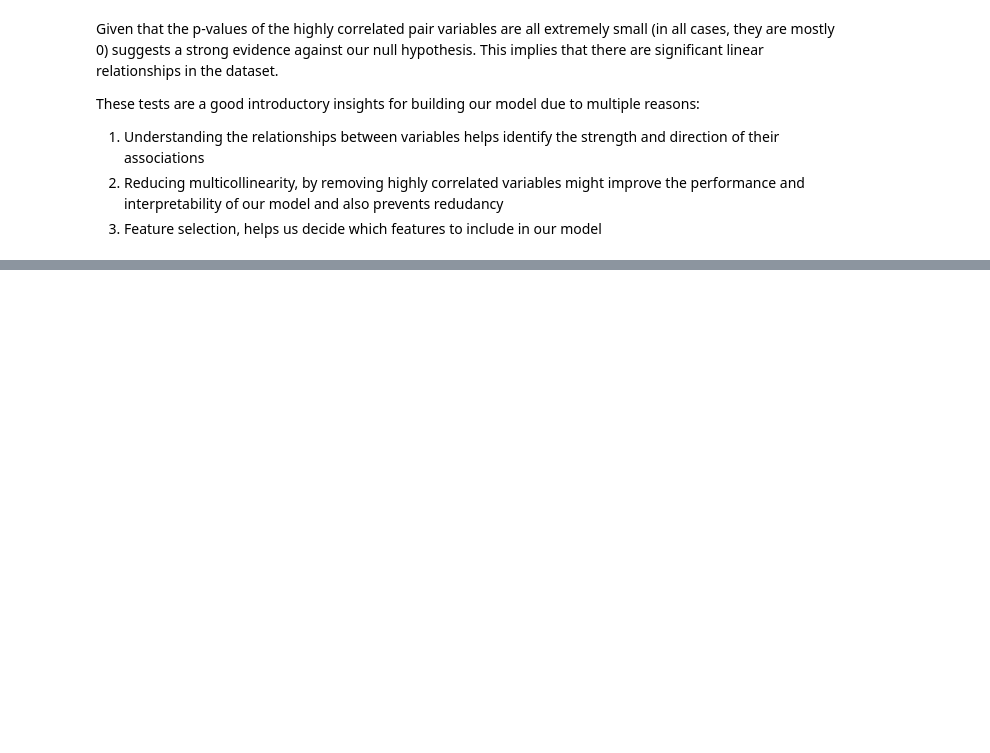
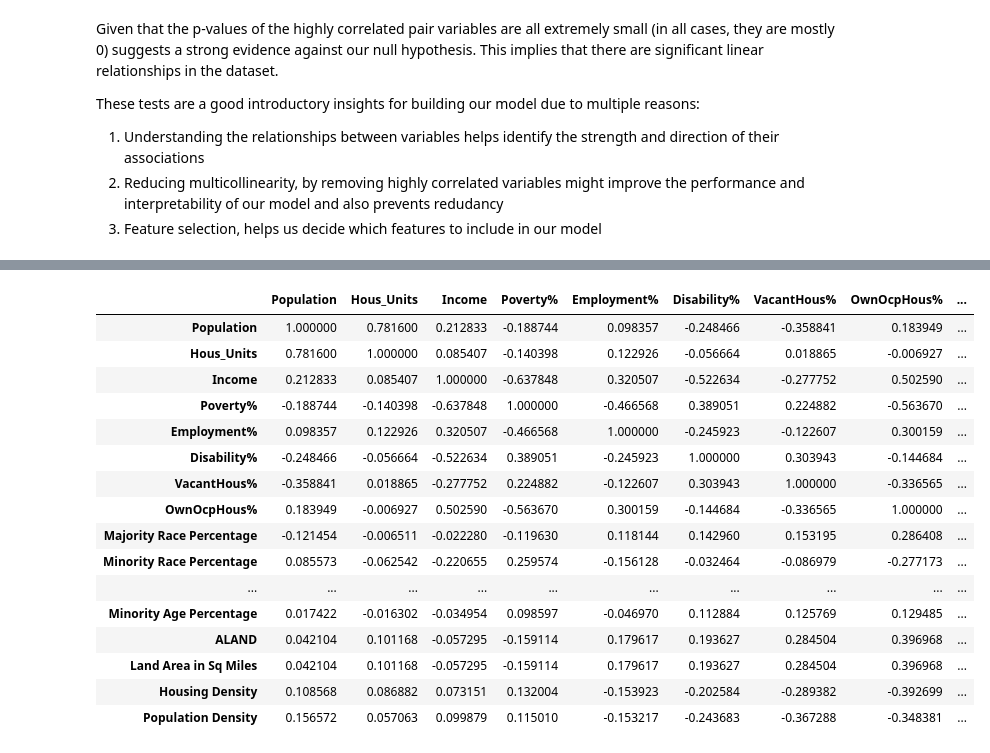
Before and after one commit to JocelArcelona/Bank-Deserts-Phenomenon, a Jupyter notebook: exploratory_data_analysis/EDA_UsCensus.ipynb, the cells around one changed output, grey strips where cells are left out. Saved outputs shown, nothing was run; the diff lists cells and outputs as text; code cells hidden in the pictures; blank space fills up the shorter version.

```diff
--- a/exploratory_data_analysis/EDA.ipynb
+++ b/exploratory_data_analysis/EDA_UsCensus.ipynb
@@ -316,0 +536,9 @@ These tests are a good introductory insights for building our model due to multi
+# %%
+# index 1114 contains an extreme outlier, in order to properly run the correlation matrix we need to get rid of this one
+
+acs5_shapefile_df.drop(1114, inplace = True)
+# %%
+# feature engineer Housing and Population Density
+
+acs5_shapefile_df['Housing Density'] = acs5_shapefile_df.apply(lambda row: row['Hous_Units'] / row['Land Area in Sq Miles'], axis = 1)
+acs5_shapefile_df['Population Density'] = acs5_shapefile_df.apply(lambda row: row['Population'] / row['Land Area in Sq Miles'], axis = 1)
@@ -316,0 +602,5 @@ These tests are a good introductory insights for building our model due to multi
+# %%
+# lets look at the skew of our numerical features before calcualting the correlation coefficients
+numerical_cols = acs5_shapefile_df.select_dtypes(include=['number'])
+skewed_acs5 = numerical_cols.skew()
+skewed_acs5
@@ -316,0 +627,10 @@ These tests are a good introductory insights for building our model due to multi
+# %%
+# log transform the aland, land area in sq miles, housing and population density
+
+highly_skew = skewed_acs5[abs(skewed_acs5) > 3].index
+
+# apply log transformation to the highly skewed columns in the numerical_cols DataFrame
+numeric_cols_transformed = numerical_cols.copy()
+numeric_cols_transformed[highly_skew] = numeric_cols_transformed[highly_skew].apply(np.log)
+
+print(numeric_cols_transformed.head())
@@ -316,0 +678,21 @@ These tests are a good introductory insights for building our model due to multi
+# %%
+corr_acs5 = numeric_cols_transformed.corr()
+corr_acs5
+# %% [output]
+|  | Population | Hous_Units | Income | Poverty% | Employment% | Disability% | VacantHous% | OwnOcpHous% | ... |
+| Population | 1.000000 | 0.781600 | 0.212833 | -0.188744 | 0.098357 | -0.248466 | -0.358841 | 0.183949 | ... |
+| Hous_Units | 0.781600 | 1.000000 | 0.085407 | -0.140398 | 0.122926 | -0.056664 | 0.018865 | -0.006927 | ... |
+| Income | 0.212833 | 0.085407 | 1.000000 | -0.637848 | 0.320507 | -0.522634 | -0.277752 | 0.502590 | ... |
+| Poverty% | -0.188744 | -0.140398 | -0.637848 | 1.000000 | -0.466568 | 0.389051 | 0.224882 | -0.563670 | ... |
+| Employment% | 0.098357 | 0.122926 | 0.320507 | -0.466568 | 1.000000 | -0.245923 | -0.122607 | 0.300159 | ... |
+| Disability% | -0.248466 | -0.056664 | -0.522634 | 0.389051 | -0.245923 | 1.000000 | 0.303943 | -0.144684 | ... |
+| VacantHous% | -0.358841 | 0.018865 | -0.277752 | 0.224882 | -0.122607 | 0.303943 | 1.000000 | -0.336565 | ... |
+| OwnOcpHous% | 0.183949 | -0.006927 | 0.502590 | -0.563670 | 0.300159 | -0.144684 | -0.336565 | 1.000000 | ... |
+| Majority Race Percentage | -0.121454 | -0.006511 | -0.022280 | -0.119630 | 0.118144 | 0.142960 | 0.153195 | 0.286408 | ... |
+| Minority Race Percentage | 0.085573 | -0.062542 | -0.220655 | 0.259574 | -0.156128 | -0.032464 | -0.086979 | -0.277173 | ... |
+| ... | ... | ... | ... | ... | ... | ... | ... | ... | ... |
+| Minority Age Percentage | 0.017422 | -0.016302 | -0.034954 | 0.098597 | -0.046970 | 0.112884 | 0.125769 | 0.129485 | ... |
+| ALAND | 0.042104 | 0.101168 | -0.057295 | -0.159114 | 0.179617 | 0.193627 | 0.284504 | 0.396968 | ... |
+| Land Area in Sq Miles | 0.042104 | 0.101168 | -0.057295 | -0.159114 | 0.179617 | 0.193627 | 0.284504 | 0.396968 | ... |
+| Housing Density | 0.108568 | 0.086882 | 0.073151 | 0.132004 | -0.153923 | -0.202584 | -0.289382 | -0.392699 | ... |
+| Population Density | 0.156572 | 0.057063 | 0.099879 | 0.115010 | -0.153217 | -0.243683 | -0.367288 | -0.348381 | ... |
```
Also changed, not shown: parts of 51 cells of this notebook, 4 other files.
